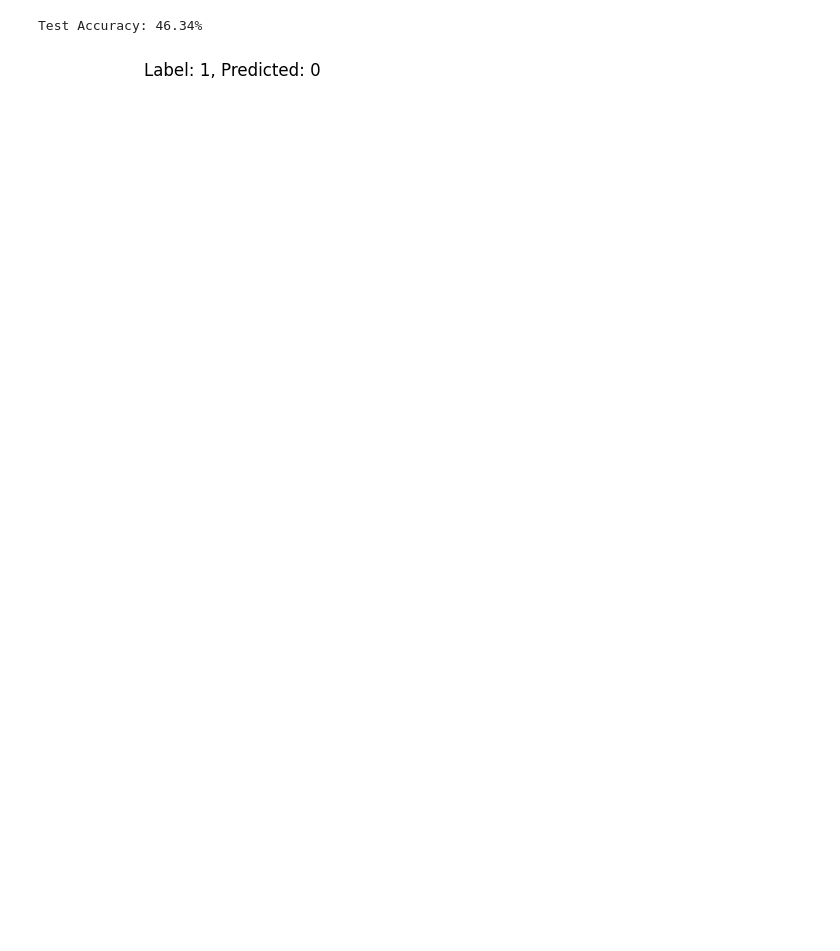
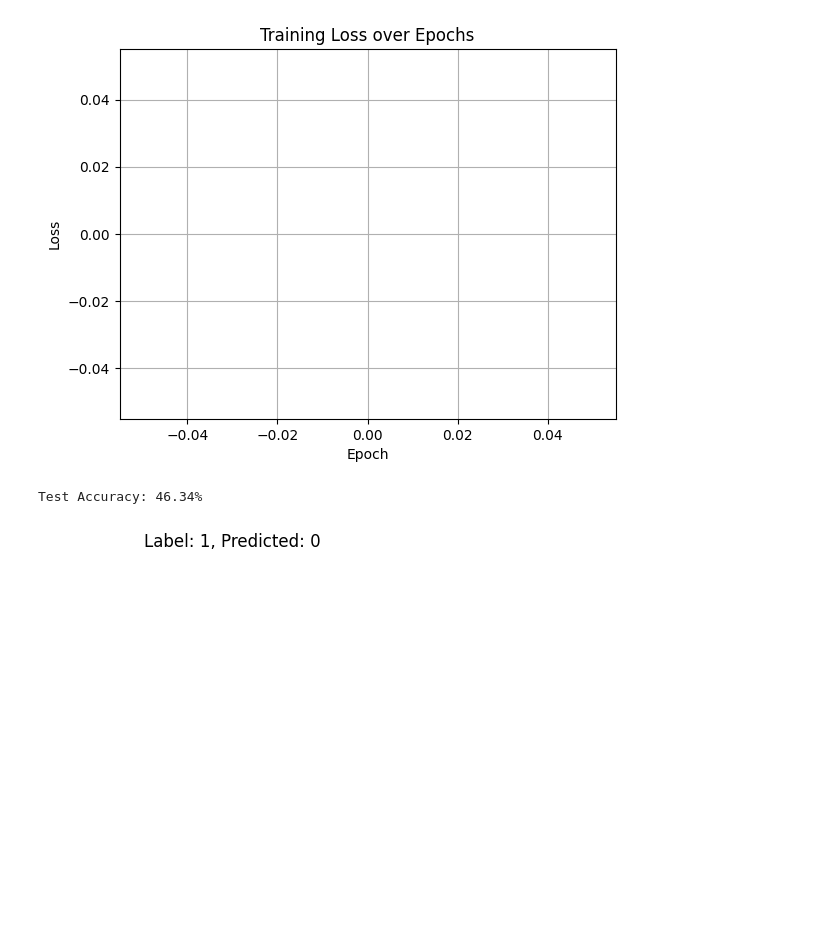
Before and after one commit to Steven-Ou/QML-Number-Recognition, a Jupyter notebook: QML.ipynb, the cells around one changed output. Cells and saved outputs as stored; diff of their text form; code cells hidden in the pictures; blank space fills up the shorter version.

```diff
--- a/QML.ipynb
+++ b/QML.ipynb
@@ -134,18 +134,34 @@ loss_history = []
 # Training loop
 for epoch in range(epochs):
     model.train()  # Ensure model is in training mode
+    epoch_loss = 0  # Variable to accumulate the loss for the epoch
+
     for x_batch, y_batch in train_loader:
         y_batch = y_batch.float()  # Convert labels to float
         preds = model(x_batch)  # Get predictions from the model
+
+        # Print the shapes of predictions and labels to ensure they match
+        print(f"Preds shape: {preds.shape}, Labels shape: {y_batch.shape}")
+
+        # Calculate loss
         loss = loss_fn(preds.squeeze(), y_batch)  # Calculate loss
+        epoch_loss += loss.item()  # Accumulate loss for this batch
+
         optimizer.zero_grad()  # Reset gradients
         loss.backward()  # Backpropagation
         optimizer.step()  # Update parameters
 
-    # Append the loss for this epoch to the loss history
-    loss_history.append(loss.item())
+    # Calculate average loss for this epoch
+    avg_loss = epoch_loss / len(train_loader)
 
-    print(f"Epoch {epoch + 1}, Loss= {loss.item():.4f}")  # Print loss for each epoch
+    # Append the average loss for this epoch to the loss history
+    loss_history.append(avg_loss)
+
+    # Print loss for each epoch
+    print(f"Epoch {epoch + 1}, Loss= {avg_loss:.4f}")  # Print average loss for each epoch
+
+# Check the loss_history before plotting
+print(f"Loss history: {loss_history}")
 
 # After training, plot the loss over epochs
 import matplotlib.pyplot as plt
@@ -157,3 +173,4 @@ plt.ylabel("Loss")
 plt.title("Training Loss over Epochs")
 plt.grid(True)
 plt.show()
+# %% [output]
@@ -160,3 +182,4 @@ plt.show()
+[figure, added]
 # %%
 # ----------------------------
 # Model Evaluation (Testing)
```
Also changed, not shown: parts of 1 cell of this notebook.
